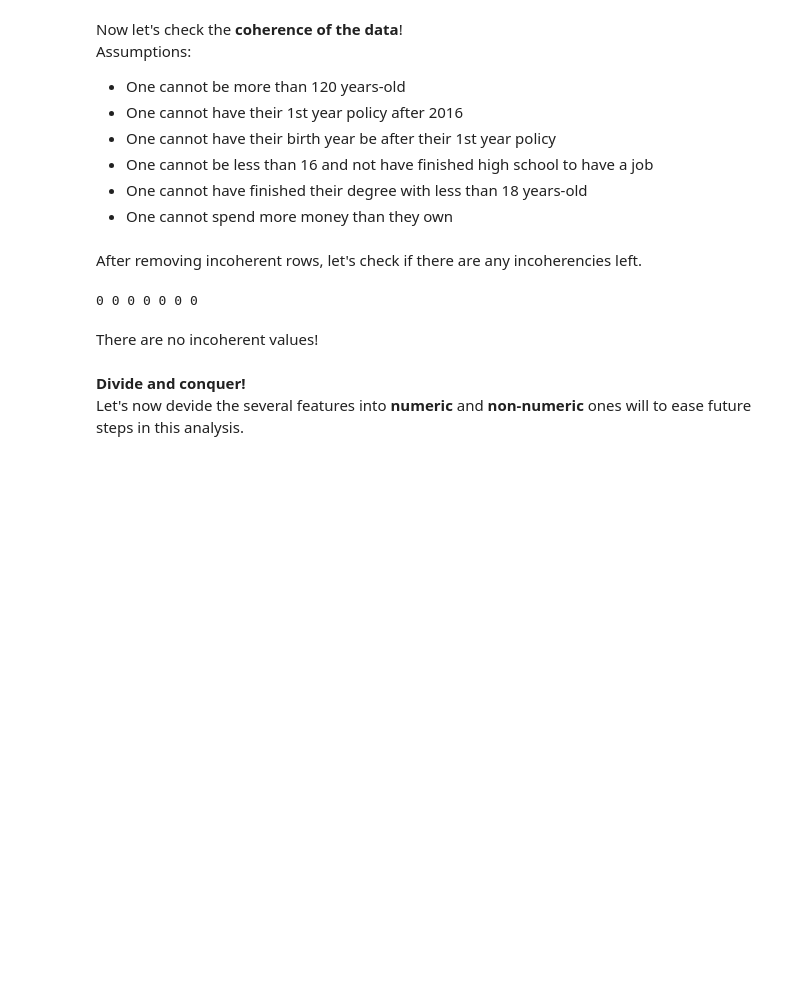
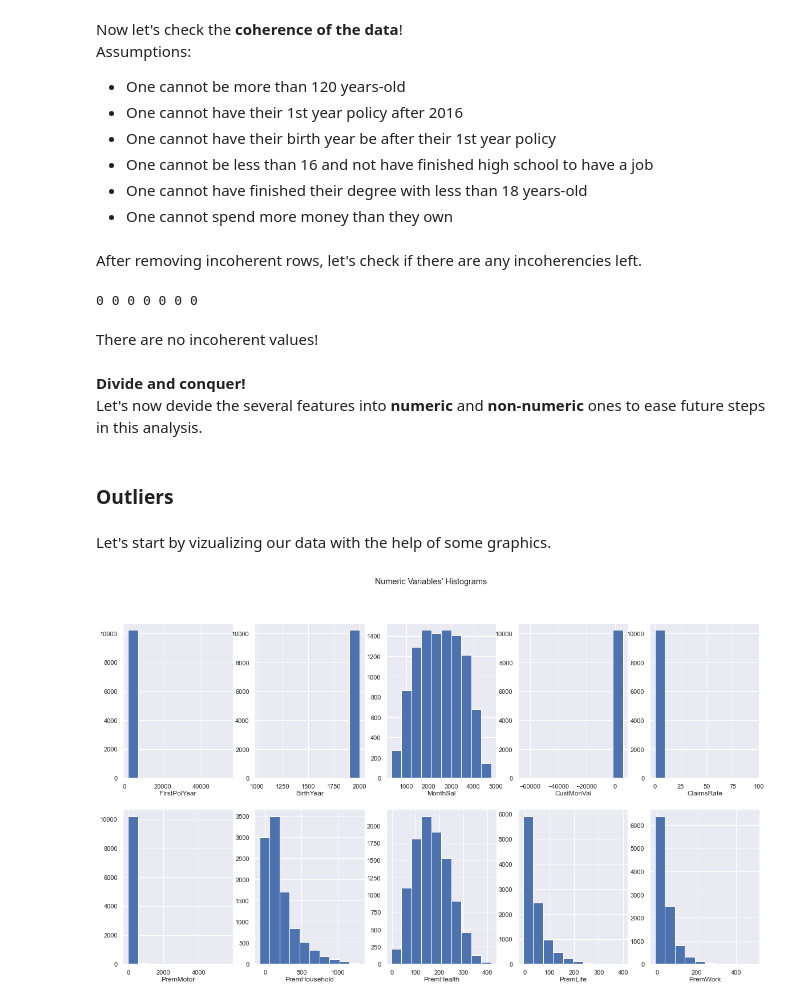
Before and after one commit to BeatrizC25/DataMiningProject22-23, a Jupyter notebook: DataMining_EZ.ipynb, the cells around one changed output. Drawn from its saved outputs; the diff is of its cells as text; code cells hidden in the pictures; blank space fills up the shorter version.

```diff
--- a/DataMining_EZ.ipynb
+++ b/DataMining_EZ.ipynb
@@ -179,8 +198,33 @@ print((df.BirthYear<1896).sum(), (df.BirthYear>2016).sum(), (df.FirstPolYear>201
 There are no incoherent values!
 # %% [markdown]
 **Divide and conquer!**
-Let's now devide the several features into **numeric** and **non-numeric** ones will to ease future steps in this analysis.
+Let's now devide the several features into **numeric** and **non-numeric** ones to ease future steps in this analysis.
 # %%
 #dividing features and store them into 2 lists
 non_metric_feat = ["EducDeg", "GeoLivArea", "Children"]
 metric_feat = df.columns.drop(non_metric_feat).to_list()
+# %% [markdown]
+### Outliers
+# %% [markdown]
+Let's start by vizualizing our data with the help of some graphics.
+# %%
+# All Numeric Variables' Histograms in one figure
+sns.set()
+
+# Prepare figure. Create individual axes where each histogram will be placed
+fig, axes = plt.subplots(2, ceil(len(metric_feat) / 2), figsize=(20, 11))
+
+# Plot data
+for ax, feat in zip(axes.flatten(), metric_feat):
+    ax.hist(df[feat])
+    ax.set_title(feat, y=-0.13)
+
+# Layout
+# Add a centered title to the figure:
+title = "Numeric Variables' Histograms"
+
+plt.suptitle(title)
+
+plt.show()
+# %% [output]
+[figure, added]
```
Also changed, not shown: parts of 28 cells of this notebook.
